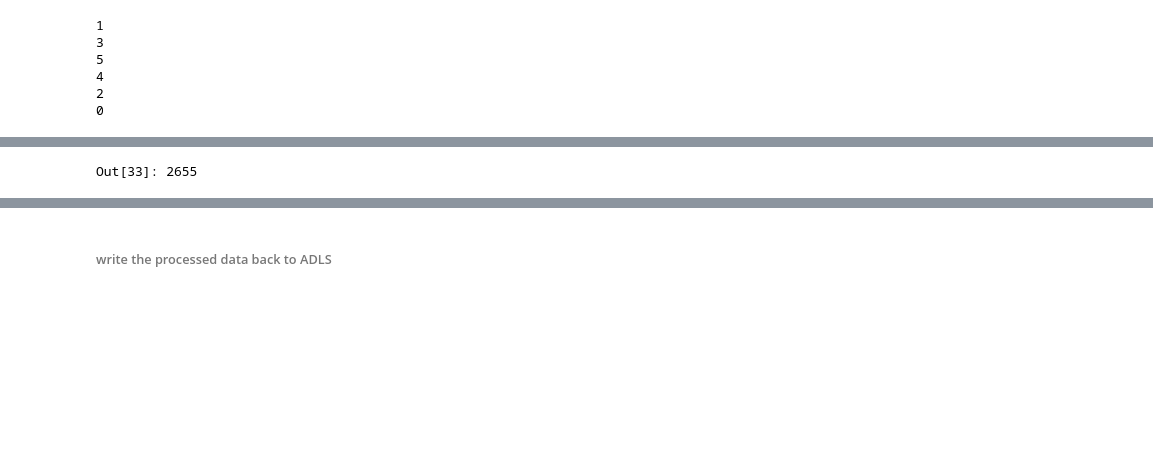
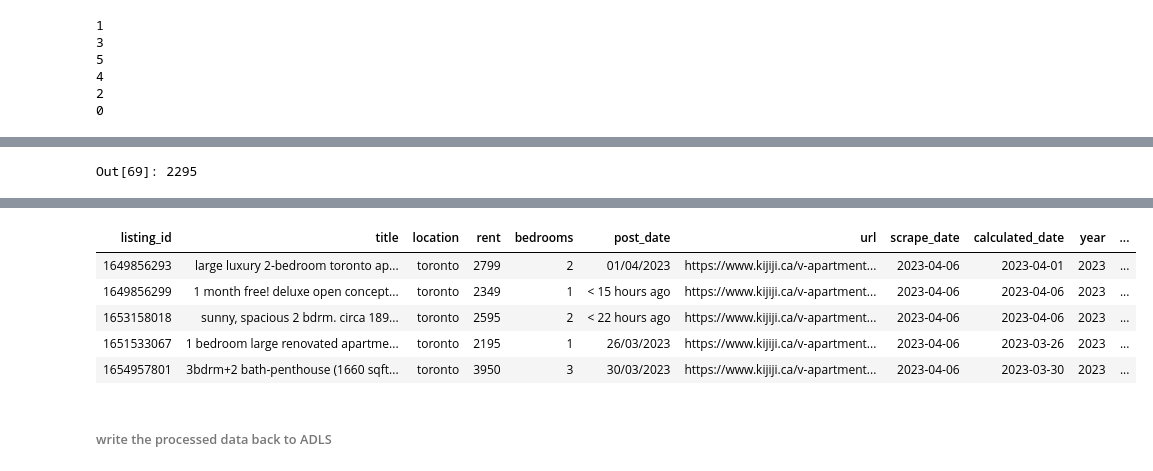
Before and after one commit to amald94/kijiji_etl_azure, a Jupyter notebook: notebooks/kijiji_ingest_apt.ipynb, the cells around one changed output, grey strips where cells are left out. Drawn from its saved outputs; the diff is of its cells as text; code cells hidden in the pictures; blank space fills up the shorter version.

```diff
--- a/notebooks/kijiji_ingest_apt.ipynb
+++ b/notebooks/kijiji_ingest_apt.ipynb
@@ -117,5 +111,6 @@ display(apt_df)
 # %%
 apt_df = apt_df.withColumn("title", lower(apt_df["title"]))\
+               .withColumn("date_posted", lower(apt_df["date_posted"]))\
                .withColumn("location", when(col("location").isNull(), "Not Available").otherwise(lower(col("location"))))\
                .withColumn("rent", when(col("rent") == "Please Contact", 0).otherwise(col("rent")))\
                .withColumn("rent", trim(regexp_replace(col("rent"), "[$,]", "")).cast("int"))\
@@ -270,7 +258,7 @@ apt_df = apt_df.withColumn("year", year(apt_df["date_posted_calculated"]))\
 # %%
 apt_df.count()
 # %% [output]
-Out[33]: 2655
+Out[69]: 2295
 # %%
 apt_df = apt_df.withColumnRenamed('id', 'listing_id')\
        .withColumnRenamed('bed_rooms', 'bedrooms')\
@@ -278,5 +266,5 @@ apt_df = apt_df.withColumnRenamed('id', 'listing_id')\
        .withColumnRenamed('scraped_on', 'scrape_date')\
        .withColumnRenamed("date_posted_calculated", "calculated_date")
 # %%
-display(apt_df)
+display(apt_df.limit(5))
 # %% [output]
@@ -284,3 +271,9 @@ display(apt_df)
+| listing_id | title | location | rent | bedrooms | post_date | url | scrape_date | calculated_date | year | ... |
+| 1649856293 | large luxury 2-bedroom toronto ap... | toronto | 2799 | 2 | 01/04/2023 | https://www.kijiji.ca/v-apartment... | 2023-04-06 | 2023-04-01 | 2023 | ... |
+| 1649856299 | 1 month free! deluxe open concept... | toronto | 2349 | 1 | < 15 hours ago | https://www.kijiji.ca/v-apartment... | 2023-04-06 | 2023-04-06 | 2023 | ... |
+| 1653158018 | sunny, spacious 2 bdrm. circa 189... | toronto | 2595 | 2 | < 22 hours ago | https://www.kijiji.ca/v-apartment... | 2023-04-06 | 2023-04-06 | 2023 | ... |
+| 1651533067 | 1 bedroom large renovated apartme... | toronto | 2195 | 1 | 26/03/2023 | https://www.kijiji.ca/v-apartment... | 2023-04-06 | 2023-03-26 | 2023 | ... |
+| 1654957801 | 3bdrm+2 bath-penthouse (1660 sqft... | toronto | 3950 | 3 | 30/03/2023 | https://www.kijiji.ca/v-apartment... | 2023-04-06 | 2023-03-30 | 2023 | ... |
 # %% [markdown]
 ###### write the processed data back to ADLS
 # %%
```
Also changed, not shown: parts of 16 cells of this notebook, 4 other files.
